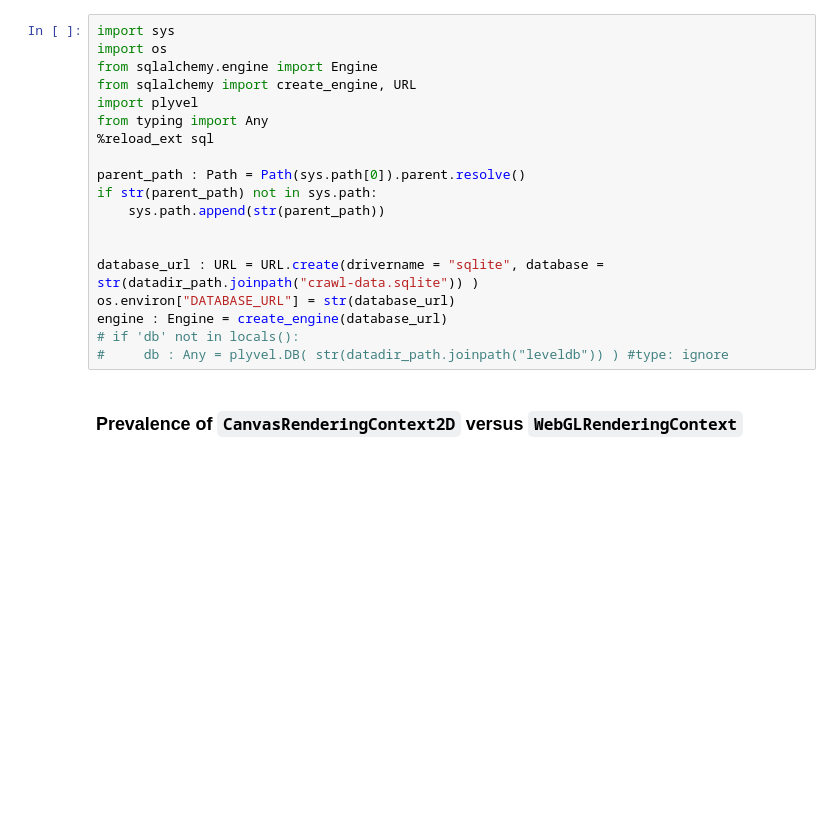
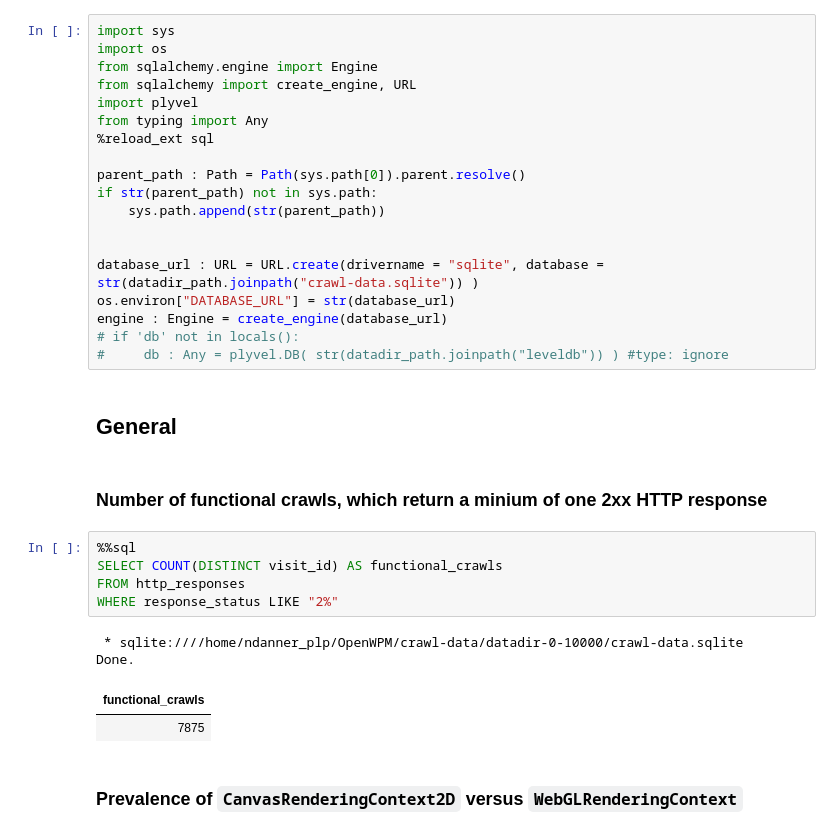
Before and after one commit to tim-stephenson/OpenWPM-Data-Analytics, a Jupyter notebook: notebooks/results.ipynb, the cells around one changed output. Saved outputs shown, nothing was run; the diff lists cells and outputs as text; blank space fills up the shorter version.

```diff
--- a/notebooks/results.ipynb
+++ b/notebooks/results.ipynb
@@ -24,6 +24,20 @@ os.environ["DATABASE_URL"] = str(database_url)
 engine : Engine = create_engine(database_url)
 # if 'db' not in locals():
 #     db : Any = plyvel.DB( str(datadir_path.joinpath("leveldb")) ) #type: ignore
+# %% [markdown]
+## General
+# %% [markdown]
+### Number of functional crawls, which return a minium of one 2xx HTTP response
+# %%
+%%sql
+SELECT COUNT(DISTINCT visit_id) AS functional_crawls
+FROM http_responses
+WHERE response_status LIKE "2%"
+# %% [output]
+ * sqlite:////home/ndanner_plp/OpenWPM/crawl-data/datadir-0-10000/crawl-data.sqlite
+Done.
+| functional_crawls |
+| 7875 |
 # %% [markdown]
 ### Prevalence of `CanvasRenderingContext2D` versus `WebGLRenderingContext`
 # %%
```
Also changed, not shown: parts of 8 cells of this notebook, 1 other file.
